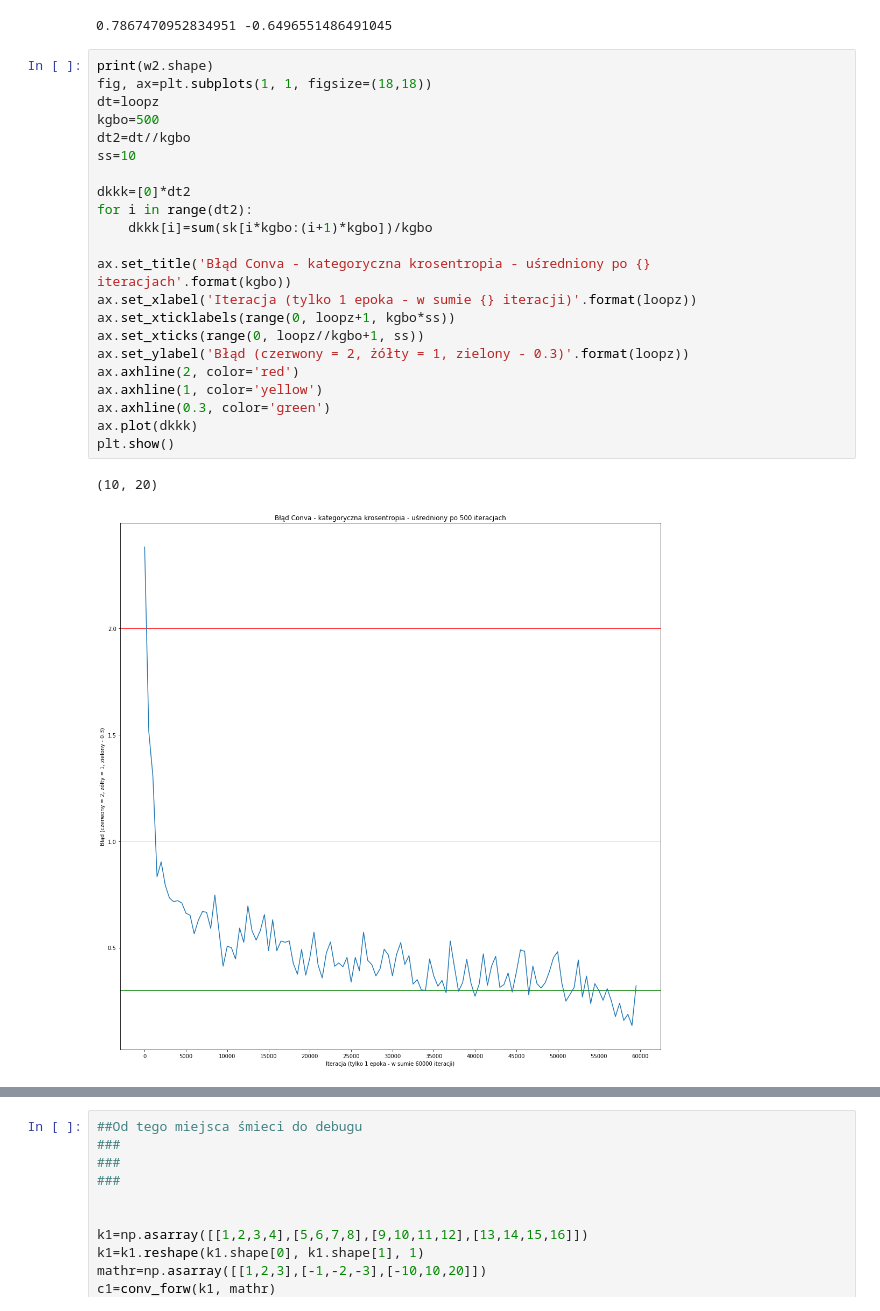
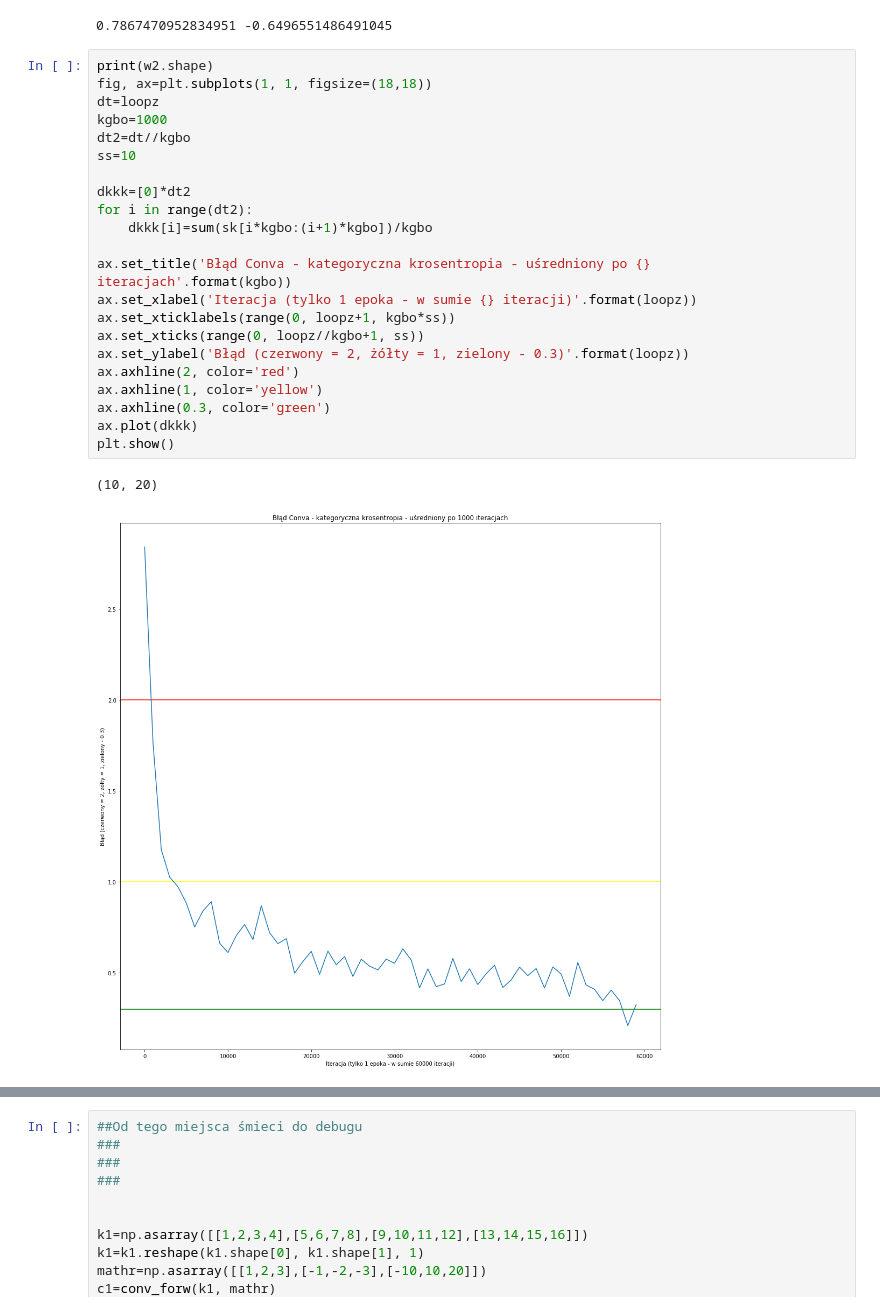
Before and after one commit to JonothorDarry/MaszynLyrn, a Jupyter notebook: Conv NN.ipynb, the cells around one changed output, grey strips where cells are left out. Drawn from its saved outputs; the diff is of its cells as text.

```diff
--- a/Conv NN.ipynb
+++ b/Conv NN.ipynb
@@ -303,28 +297,28 @@ print(bw1, bw2)
 # %%
 print(w2.shape)
 fig, ax=plt.subplots(1, 1, figsize=(18,18))
 dt=loopz
-kgbo=500
+kgbo=1000
 dt2=dt//kgbo
 ss=10
 
 dkkk=[0]*dt2
 for i in range(dt2):
     dkkk[i]=sum(sk[i*kgbo:(i+1)*kgbo])/kgbo
 
 ax.set_title('Błąd Conva - kategoryczna krosentropia - uśredniony po {} iteracjach'.format(kgbo))
 ax.set_xlabel('Iteracja (tylko 1 epoka - w sumie {} iteracji)'.format(loopz))
 ax.set_xticklabels(range(0, loopz+1, kgbo*ss))
 ax.set_xticks(range(0, loopz//kgbo+1, ss))
 ax.set_ylabel('Błąd (czerwony = 2, żółty = 1, zielony - 0.3)'.format(loopz))
 ax.axhline(2, color='red')
 ax.axhline(1, color='yellow')
 ax.axhline(0.3, color='green')
 ax.plot(dkkk)
 plt.show()
 # %% [output]
 (10, 20)
-[figure, old version]
+[figure, new version]
 # %%
 num=10000
 won=0
```
Also changed, not shown: parts of 6 cells of this notebook.
